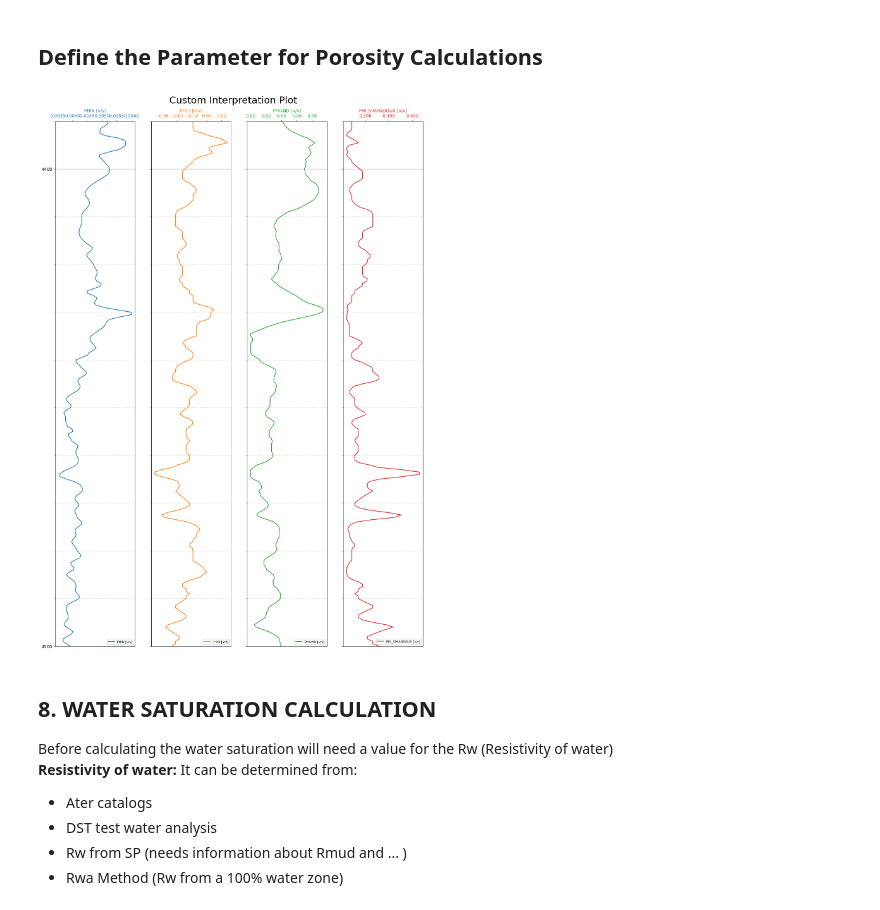
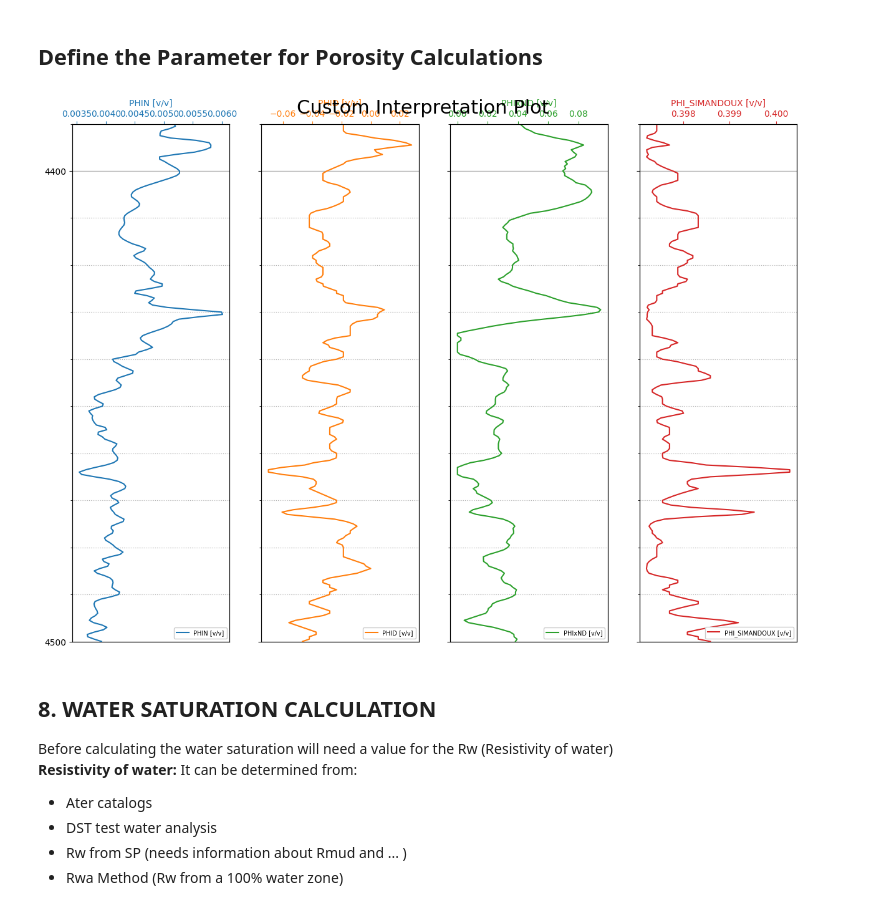
Before and after one commit to thelifeofpatts/Basic-WellLog-Interpretation, a Jupyter notebook: notebooks/BWLI_Mod_v3.ipynb, the cells around one changed output. Cells and saved outputs as stored; diff of their text form; code cells hidden in the pictures.

```diff
--- a/notebooks/BWLI_Mod_v3.ipynb
+++ b/notebooks/BWLI_Mod_v3.ipynb
@@ -392,9 +392,9 @@ logs['PHINshc']=phin_sh_corr(logs.NPHI, phin_sh, logs.VCL).clip(0,1)
 logs['PHIxND']=phixnd(logs.PHINshc,logs.PHIDshc).clip(0,1)
 # %%
 # Example usage:
-custom_interpretation_plot(logs, depth_start, depth_end, "PHIN", "PHID", "PHIxND", "PHI_SIMANDOUX", units=["v/v", "v/v", "v/v", "v/v"])
+custom_plot(logs, 10, depth_start, depth_end, "PHIN", "PHID", "PHIxND", "PHI_SIMANDOUX", units=["v/v", "v/v", "v/v", "v/v"])
 # %% [output]
-[figure, old version]
+[figure, new version]
 # %%
 logs['PHIE'] = logs['PHID']
 # %% [markdown]
```
Also changed, not shown: parts of 11 cells of this notebook, 2 other files.
